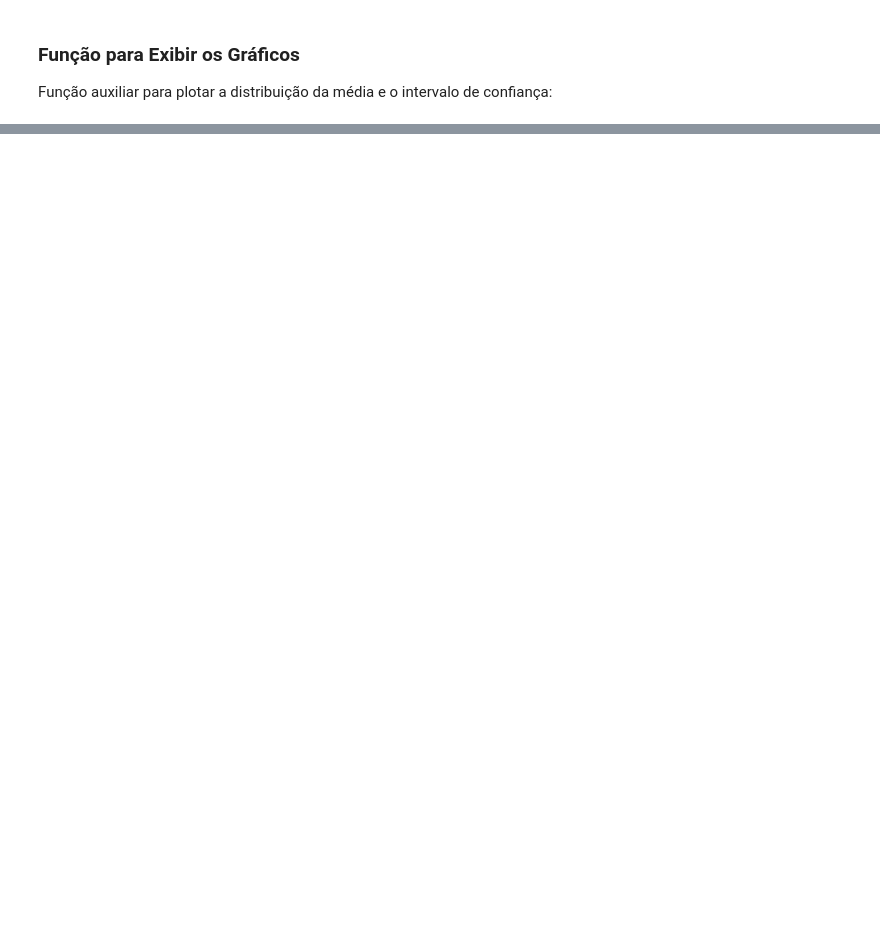
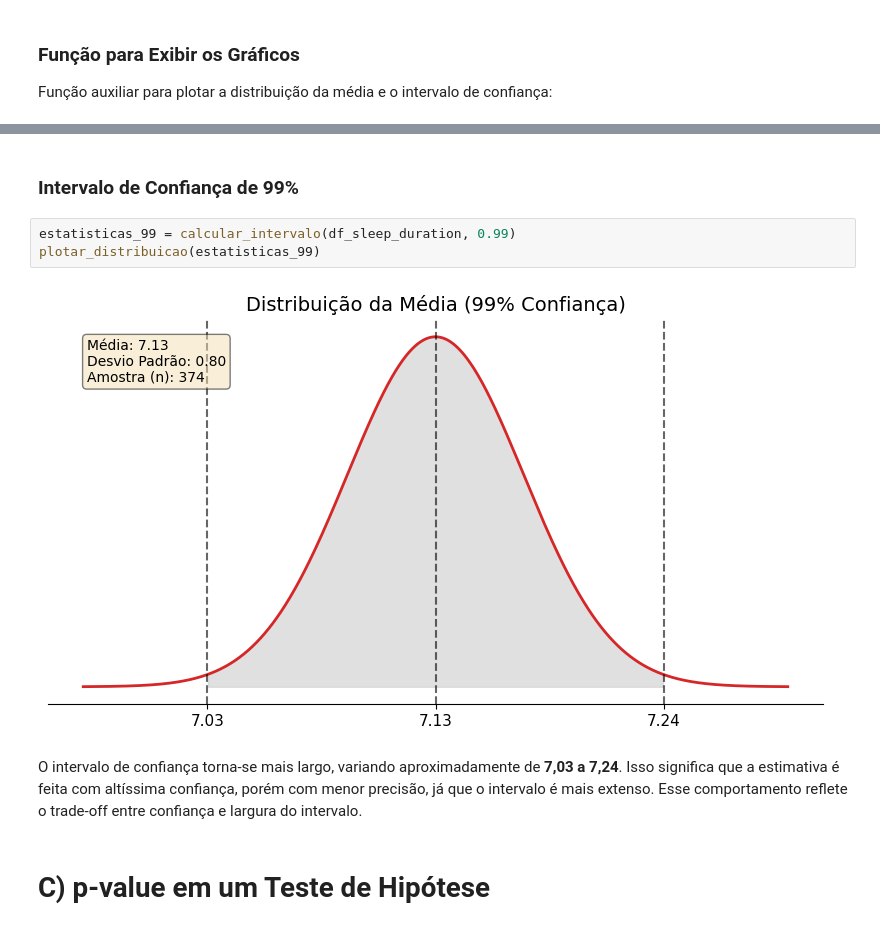
Before and after one commit to Itallo0708/Computational-Mathematics, a Jupyter notebook: notebooks/Atividade_2_2_Linear_regression_p_value_and_metrics.ipynb, the cells around one changed output, grey strips where cells are left out. Drawn from its saved outputs; the diff is of its cells as text; blank space fills up the shorter version.

```diff
--- a/notebooks/Atividade_2_2_Linear_regression_p_value_and_metrics.ipynb
+++ b/notebooks/Atividade_2_2_Linear_regression_p_value_and_metrics.ipynb
@@ -137,0 +218,12 @@ Função auxiliar para plotar a distribuição da média e o intervalo de confia
+# %% [markdown]
+### Intervalo de Confiança de 99%
+# %%
+estatisticas_99 = calcular_intervalo(df_sleep_duration, 0.99)
+plotar_distribuicao(estatisticas_99)
+# %% [output]
+[figure, added]
+# %% [markdown]
+O intervalo de confiança torna-se mais largo, variando aproximadamente de **7,03 a 7,24**. Isso significa que a estimativa é feita com altíssima confiança, porém com menor precisão, já que o intervalo é mais extenso.
+Esse comportamento reflete o trade-off entre confiança e largura do intervalo.
+# %% [markdown]
+# C) p-value em um Teste de Hipótese
```
Also changed, not shown: parts of 12 cells of this notebook.
